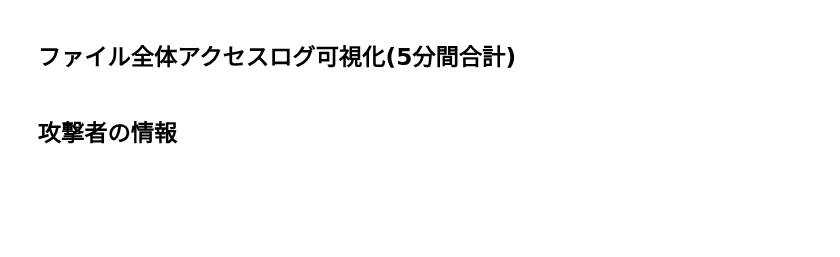
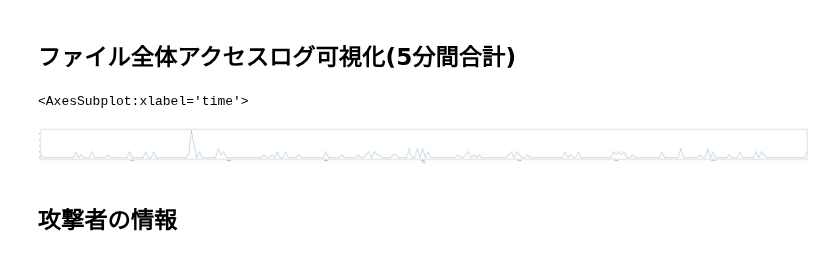
Before and after one commit to S-mishina/wowHoneypot-bunseki, a Jupyter notebook: test.ipynb, the cells around one changed output. Saved outputs shown, nothing was run; the diff lists cells and outputs as text; code cells hidden in the pictures; blank space fills up the shorter version.

```diff
--- a/test.ipynb
+++ b/test.ipynb
@@ -33,0 +30,5 @@ NameError: name 'df' is not defined
+# %%
+for i in range(len(df)):
+    df['day'][i]=str(df['day'][i]).replace('[2', '2')
+    df['time'][i]=str(df['time'][i]).replace('0900]', '0900')
+df
@@ -53,5 +116,10 @@ ip
 # %% [markdown]
 <h2>ファイル全体アクセスログ可視化(5分間合計)</h2>
+# %%
+to_day.groupby(pandas.Grouper(key='time', freq='05T')).count()['day'].plot(figsize=(100,4))
+# %% [output]
+<AxesSubplot:xlabel='time'>
+[figure, added]
 # %% [markdown]
 <h2>攻撃者の情報</h2>
 # %%
```
Also changed, not shown: parts of 9 cells of this notebook.
